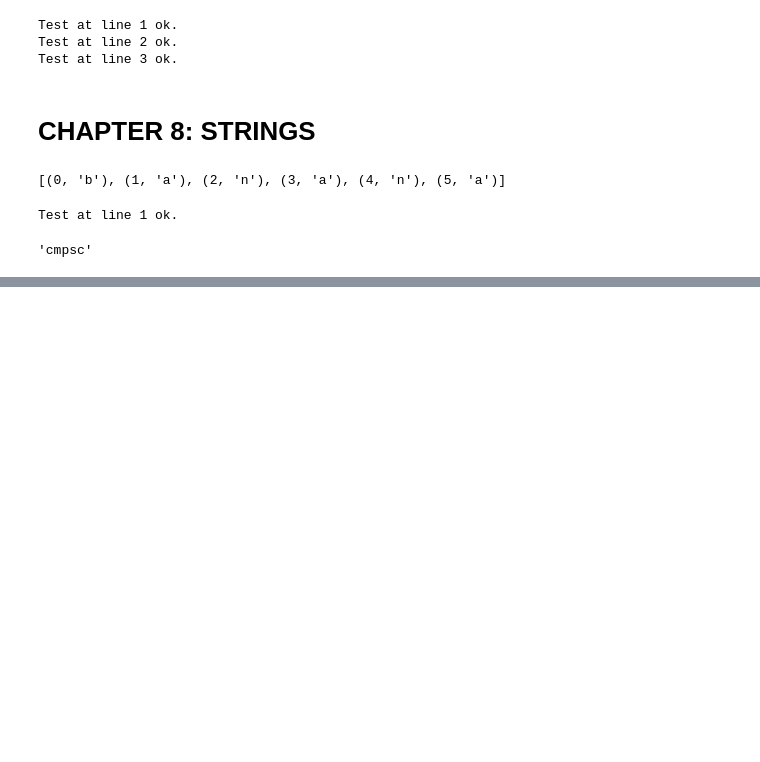
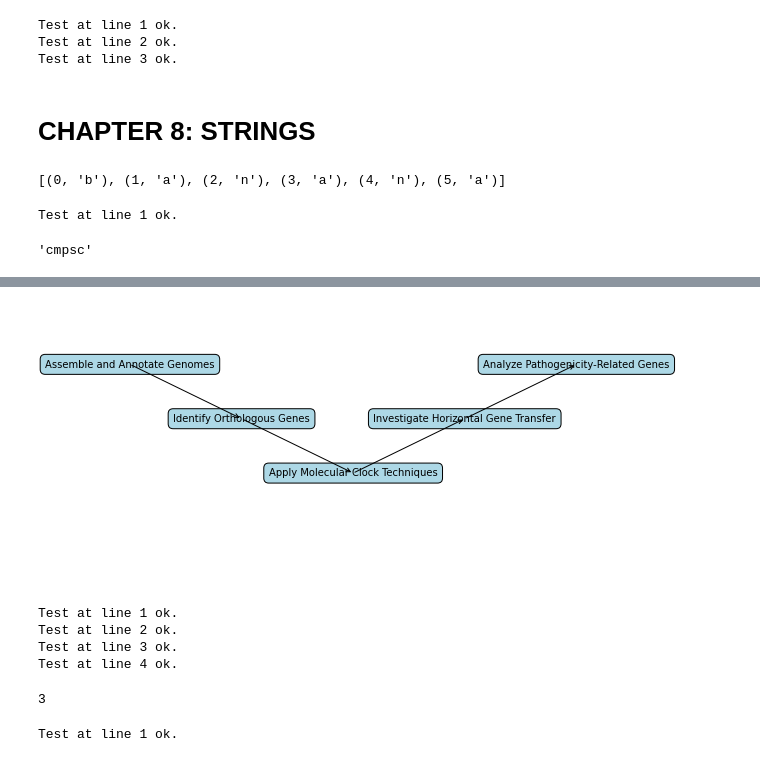
Before and after one commit to Kassaye52/kb_Python, a Jupyter notebook: learn_python_the_right_way/learn_python_the_right_way.ipynb, the cells around one changed output, grey strips where cells are left out. Saved outputs shown, nothing was run; the diff lists cells and outputs as text; code cells hidden in the pictures; blank space fills up the shorter version.

```diff
--- a/learn_python_the_right_way/learn_python_the_right_way.ipynb
+++ b/learn_python_the_right_way/learn_python_the_right_way.ipynb
@@ -2069,0 +2110,39 @@ Test at line 1 ok.
+# %%
+import matplotlib.pyplot as plt
+
+# Define a function to draw arrows
+def draw_arrow(start, end):
+    plt.annotate('', xy=end, xycoords='axes fraction', xytext=start, textcoords='axes fraction',
+                 arrowprops=dict(arrowstyle="->", color='black'))
+
+# Define the steps and their positions
+steps = {
+    "Assemble and Annotate Genomes": (0.1, 0.8),
+    "Identify Orthologous Genes": (0.3, 0.6),
+    "Apply Molecular Clock Techniques": (0.5, 0.4),
+    "Investigate Horizontal Gene Transfer": (0.7, 0.6),
+    "Analyze Pathogenicity-Related Genes": (0.9, 0.8)
+}
+
+# Initialize plot
+fig, ax = plt.subplots(figsize=(10, 5))
+
+# Draw the steps as text
+for step, pos in steps.items():
+    ax.text(pos[0], pos[1], step, ha='center', va='center', bbox=dict(boxstyle='round,pad=0.5', facecolor='lightblue'))
+
+# Draw arrows between steps
+draw_arrow(steps["Assemble and Annotate Genomes"], steps["Identify Orthologous Genes"])
+draw_arrow(steps["Identify Orthologous Genes"], steps["Apply Molecular Clock Techniques"])
+draw_arrow(steps["Apply Molecular Clock Techniques"], steps["Investigate Horizontal Gene Transfer"])
+draw_arrow(steps["Investigate Horizontal Gene Transfer"], steps["Analyze Pathogenicity-Related Genes"])
+
+# Set plot limits and remove axes
+ax.set_xlim(0, 1)
+ax.set_ylim(0, 1)
+plt.axis('off')
+
+# Display the plot
+plt.show()
+# %% [output]
+[figure, added]
@@ -2069,0 +2161,14 @@ Test at line 1 ok.
+# %%
+test(find("Compsci", "p") == 3)
+test(find("Compsci", "C") == 0)
+test(find("Compsci", "i") == 6)
+test(find("Compsci", "x") == -1)
+# %% [output]
+Test at line 1 ok.
+Test at line 2 ok.
+Test at line 3 ok.
+Test at line 4 ok.
+# %%
+find("Compsci", "p")
+# %% [output]
+3
@@ -2069,0 +2183,4 @@ Test at line 1 ok.
+# %%
+test(count_a("banana") == 3)
+# %% [output]
+Test at line 1 ok.
```
Also changed, not shown: parts of 45 cells of this notebook.
